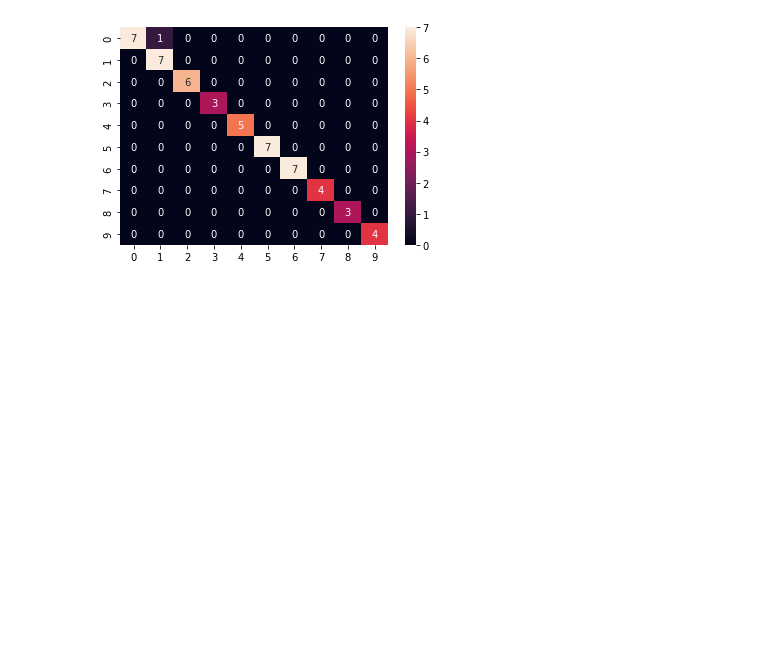
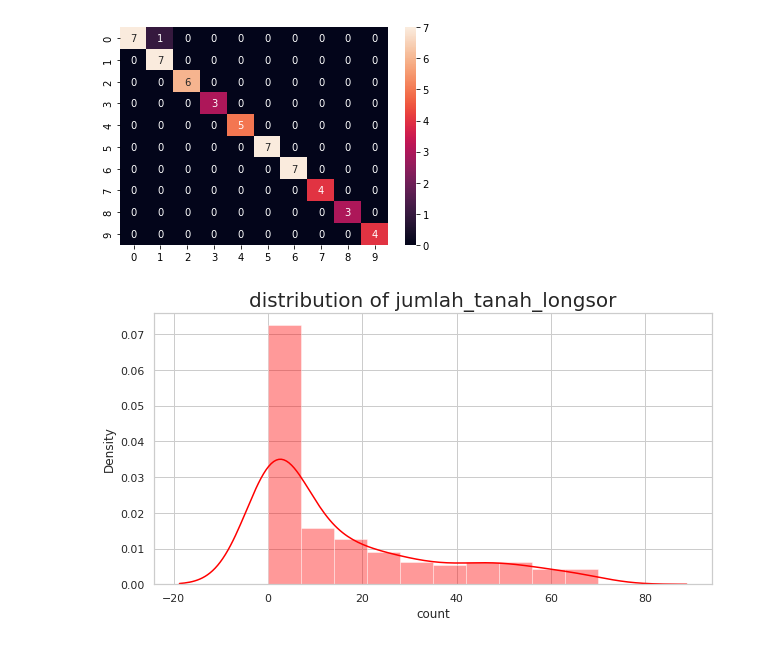
Before and after one commit to Aandhikads/Aandhikads, a Jupyter notebook: Data_Mining_Tanahlongsor_jawabarat.ipynb, the cells around one changed output. Cells and saved outputs as stored; diff of their text form; code cells hidden in the pictures; blank space fills up the shorter version.

```diff
--- a/Data_Mining_Tanahlongsor_jawabarat.ipynb
+++ b/Data_Mining_Tanahlongsor_jawabarat.ipynb
@@ -274,3 +274,13 @@ sn.heatmap(cm, annot=True)
 # %% [output]
 <matplotlib.axes._subplots.AxesSubplot at 0x...>
 [figure]
+# %%
+plt.figure(figsize=(10,5))
+sns.set(style='whitegrid')
+sns.distplot(data['jumlah_tanah_longsor'], color='red')
+plt.title('distribution of jumlah_tanah_longsor',fontsize=20)
+plt.xlabel('Range of jumlah_tanah_longsor')
+plt.xlabel('count')
+plt.show()
+# %% [output]
+[figure, added]
```
Also changed, not shown: parts of 8 cells of this notebook.
